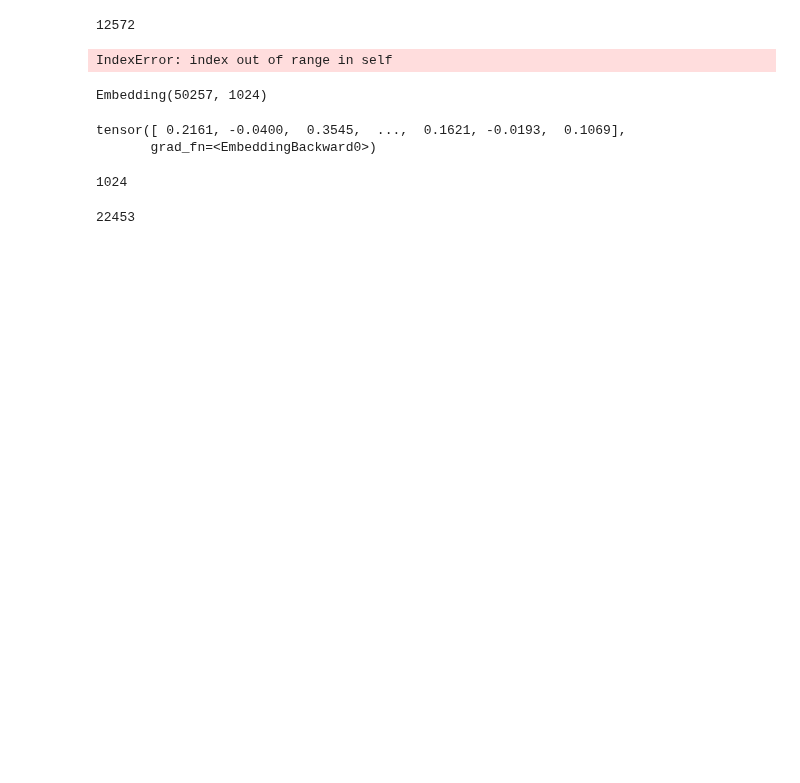
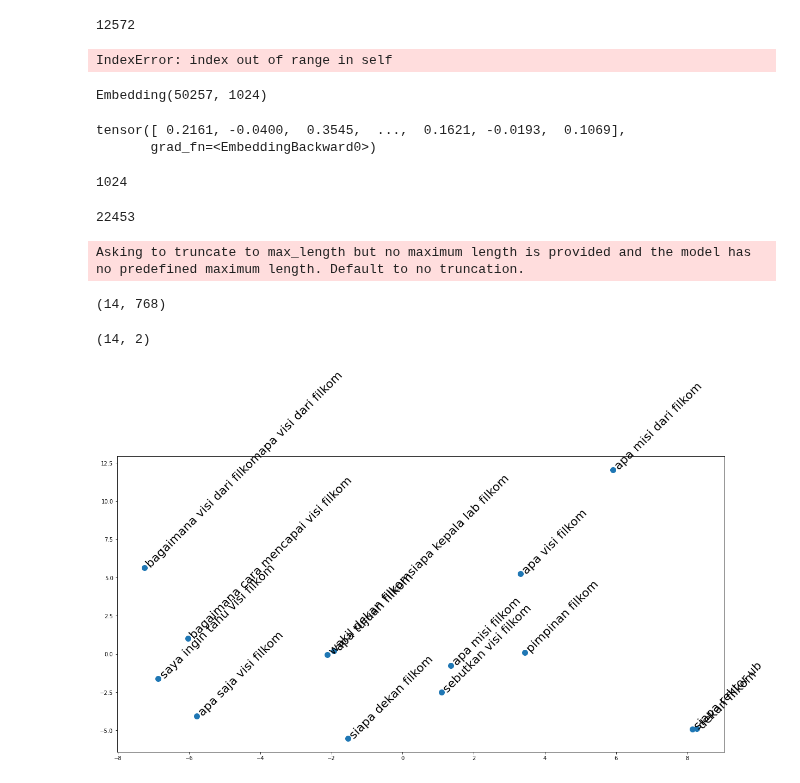
Before and after one commit to AndiAlifs/FLUENT-Chatbot-2023, a Jupyter notebook: FLUENT_PLAYGROUND/PretrainedEmbeddingPlayground.ipynb, the cells around one changed output. Saved outputs shown, nothing was run; the diff lists cells and outputs as text; code cells hidden in the pictures; blank space fills up the shorter version.

```diff
--- a/FLUENT_PLAYGROUND/PretrainedEmbeddingPlayground.ipynb
+++ b/FLUENT_PLAYGROUND/PretrainedEmbeddingPlayground.ipynb
@@ -114,0 +76,47 @@ tokenizer.get_vocab()['pak']
+# %%
+model_bert = model_bert.to(dev)
+# %%
+test_kalimat = [
+    "apa visi filkom",
+    "apa saja visi filkom",
+    "sebutkan visi filkom",
+    "saya ingin tahu visi filkom",
+    "apa misi filkom",
+    "bagaimana visi dari filkom"
+    "apa visi dari filkom",
+    "apa misi dari filkom",
+    "bagaimana cara mencapai visi filkom",
+    "siapa dekan filkom",
+    "dekan filkom",
+    "pimpinan filkom",
+    "wakil dekan filkom"
+    "siapa kepala lab filkom",
+    "siapa rektor ub",
+    "apa tujuan filkom",
+]
+encoded_input = tokenizer_bert(test_kalimat, return_tensors='pt', padding=True, truncation=True)
+encoded_input = encoded_input.to(dev)
+# %% [output]
+Asking to truncate to max_length but no maximum length is provided and the model has no predefined maximum length. Default to no truncation.
+# %%
+test_output = model_bert(**encoded_input)
+last_state = test_output.last_hidden_state.detach().cpu().numpy()
+last_state = last_state.mean(axis=1)
+# last_state = last_state.reshape(last_state.shape[0], -1)
+last_state.shape
+# %% [output]
+(14, 768)
+# %%
+pca = PCA(n_components=2)
+reduced_last = pca.fit_transform(last_state)
+reduced_last.shape
+# %% [output]
+(14, 2)
+# %%
+plt.figure(figsize=(20, 10))
+plt.scatter(reduced_last[:, 0], reduced_last[:, 1], s=100)
+for i, txt in enumerate(test_kalimat):
+    plt.annotate(txt, (reduced_last[i, 0], reduced_last[i, 1]), fontsize=22, rotation=45)
+plt.show()
+# %% [output]
+[figure, added]
```
Also changed, not shown: parts of 6 cells of this notebook, 4 other files.
